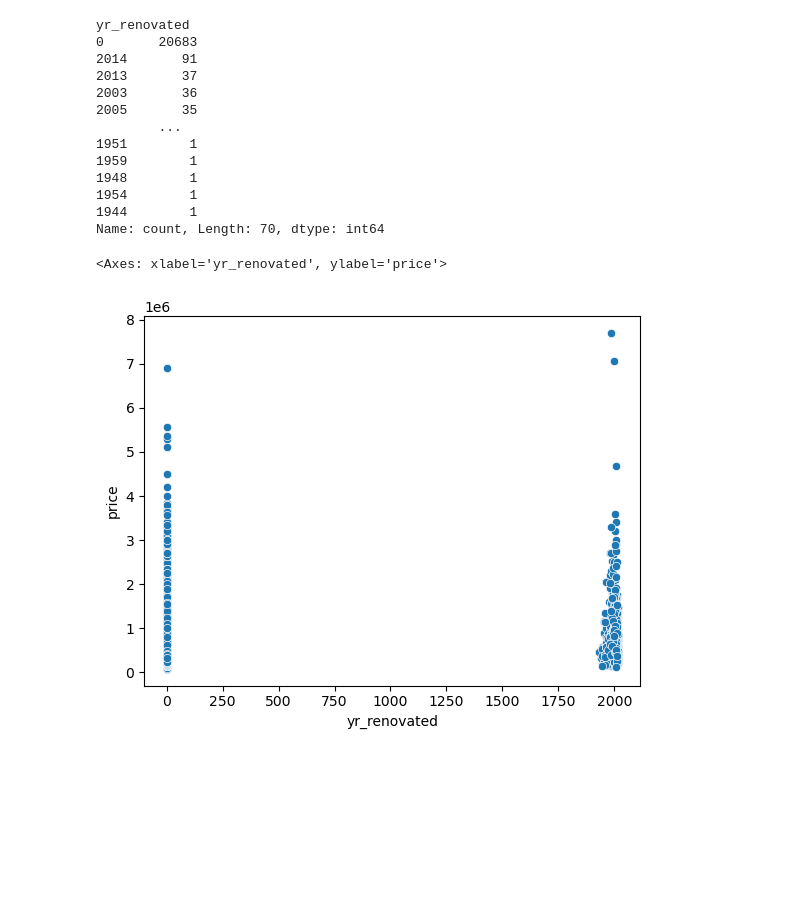
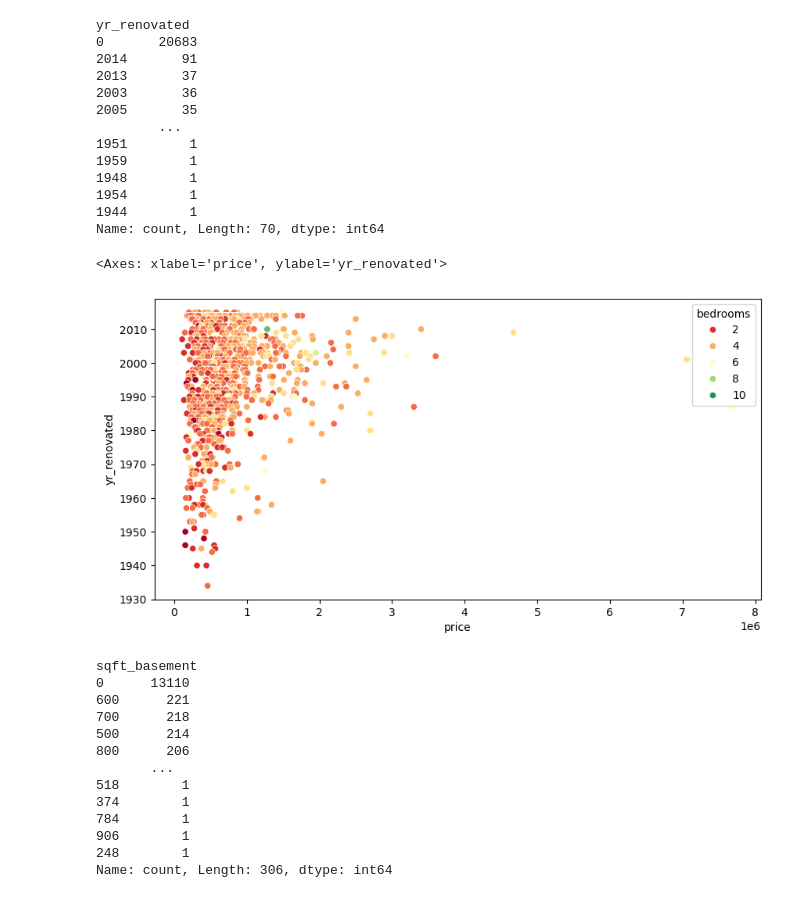
Before and after one commit to ramachandramerla/Machine-Learning, a Jupyter notebook: Tensorflow/house_price.ipynb, the cells around one changed output. Drawn from its saved outputs; the diff is of its cells as text; code cells hidden in the pictures; blank space fills up the shorter version.

```diff
--- a/Tensorflow/house_price.ipynb
+++ b/Tensorflow/house_price.ipynb
@@ -395,5 +406,5 @@ df = df.drop('zipcode',axis=1)
 # %%
-yr_rnv = df.sort_values('yr_renovated',ascending=False).iloc[2000:]
+yr_rnv = df[df['yr_renovated']>0].sort_values('yr_renovated',ascending=False)
 # %%
 yr_rnv.value_counts()
 # %% [output]
@@ -426,8 +437,25 @@ yr_renovated
 1954        1
 1944        1
 Name: count, Length: 70, dtype: int64
-# %%
-sns.scatterplot(data=df,x='yr_renovated',y='price')
-# %% [output]
-<Axes: xlabel='yr_renovated', ylabel='price'>
-[figure, removed]
+# %%
+plt.figure(figsize=(10,5))
+sns.scatterplot(data=yr_rnv,y='yr_renovated',x='price',hue='bedrooms',palette='RdYlGn')
+# %% [output]
+<Axes: xlabel='price', ylabel='yr_renovated'>
+[figure, added]
+# %%
+df['sqft_basement'].value_counts()
+# %% [output]
+sqft_basement
+0      13110
+600      221
+700      218
+500      214
+800      206
+       ...
+518        1
+374        1
+784        1
+906        1
+248        1
+Name: count, Length: 306, dtype: int64
```
Also changed, not shown: parts of 8 cells of this notebook.
